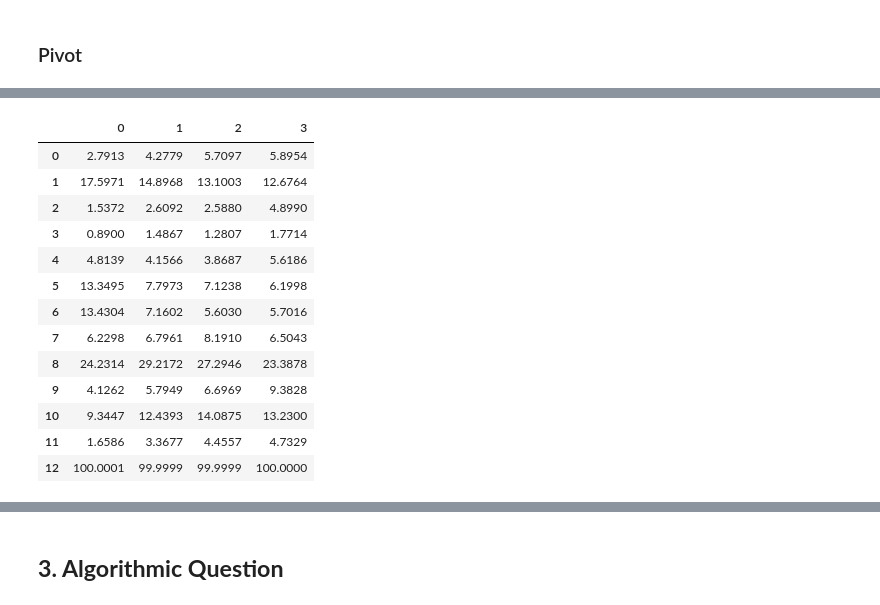
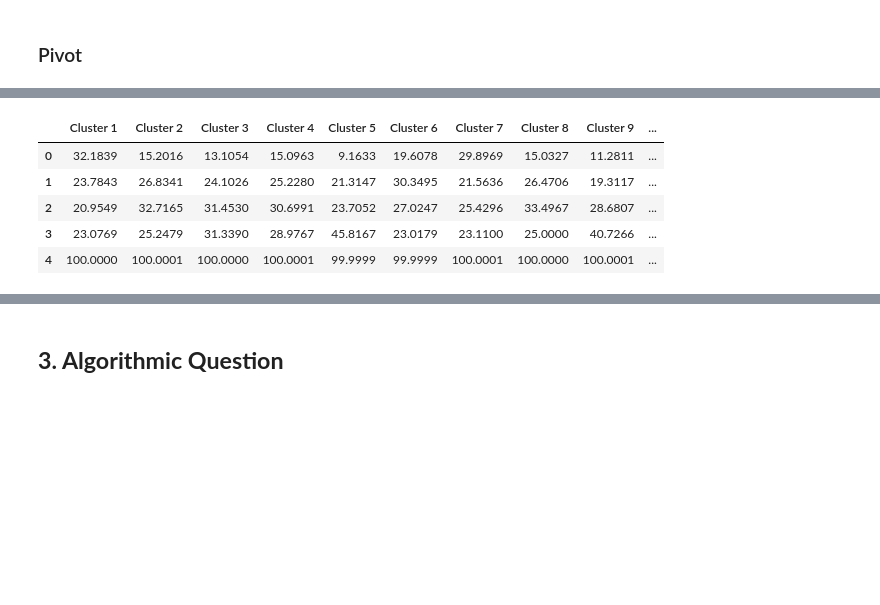
Before and after one commit to michele1783/ADM-HW4, a Jupyter notebook: Homeworkpca.ipynb, the cells around one changed output, grey strips where cells are left out. Drawn from its saved outputs; the diff is of its cells as text; code cells hidden in the pictures; blank space fills up the shorter version.

```diff
--- a/Homeworkpca.ipynb
+++ b/Homeworkpca.ipynb
@@ -435,6 +435,8 @@ Index(['track_id', 'album_comments', 'album_date_created',
        'track_lyricist', 'track_number', 'track_publisher', 'track_tags',
        'track_title'],
       dtype='object')
+# %%
+tracks.track_duration = (tracks.track_duration - tracks.track_duration.mean())/tracks.track_duration.std()
 # %% [markdown]
 Some informations in *tracks* are really useful to identify the single track. So we decided to select some of these columns and keep them in our dataset.
 The columns we select are: *album_id*, *album_title*, *artist_id*, *artist_name*, *track_title*, *track_bit_rate*, *track_duration*, *track_language_code*, *track_genre_top*
@@ -724,8 +756,8 @@ pivot = pd.DataFrame()
 a = []
 for i in range(1,5):
     pivot.insert(i-1, echonest.columns[i], pd.cut(echonest[echonest.columns[i]], bins = 4,labels=["1", "2", "3", "4"]))
-pivot.insert(0,"track_duration",pd.cut(tracks_sel[tracks_sel.columns[7]], bins = 4,labels=["1", "2", "3", "4"]))
-pivot.insert(0,"track_language_code",tracks["track_language_code"])
+pivot.insert(0,"track_duration",pd.qcut(df_cl[df_cl.columns[5]], q = 4,labels=["1", "2", "3", "4"]))
+pivot.insert(0,"track_language",pd.qcut(df_cl[df_cl.columns[1]], q = 4,labels=["1", "2", "3", "4"]))
 pivot.insert(0, "Clusters", clusters)
 pivot
 # %% [output]
@@ -807,14 +836,19 @@ acoustiness_pivot
 # %%
 #danceability
-t = np.zeros((12,4))
+t = np.zeros((4,12))
 l = []
-for j in range(0,12):
-    for i in range(0,4):
-        t[j][i] = ((pivot[(pivot.audio_features_danceability == str(i+1)) & (pivot.Clusters == j+1)].count()[0]))
+for j in range(0,4):
+    for i in range(0,12):
+        t[j][i] = ((pivot[(pivot.audio_features_danceability == str(j+1)) & (pivot.Clusters == i+1)].count()[0]))
 
 for i in range(t.shape[1]):
     t[:,i] = np.around((t[:,i]/sum(t)[i])*100,4)
+l = []
+for i in range(1,13):
+    l.append("Cluster "+str(i))
 danceability_pivot = pd.DataFrame(t)
-danceability_pivot.loc[12] = sum(t)
+danceability_pivot.columns = l
+danceability_pivot.loc[4] = sum(t)
+danceability_pivot.rename(index={4: 'Tot'})
 danceability_pivot
 # %% [output]
@@ -835,30 +861,27 @@ danceability_pivot
 # %%
 #energy
-t = np.zeros((12,4))
+t = np.zeros((4,12))
 l = []
-for j in range(0,12):
-    for i in range(0,4):
-        t[j][i] = ((pivot[(pivot.audio_features_energy == str(i+1)) & (pivot.Clusters == j+1)].count()[0]))
+for j in range(0,4):
+    for i in range(0,12):
+        t[j][i] = ((pivot[(pivot.audio_features_energy == str(j+1)) & (pivot.Clusters == i+1)].count()[0]))
 
 for i in range(t.shape[1]):
-    t[:,i] = np.round((t[:,i]/sum(t)[i])*100,4)
+    t[:,i] = np.around((t[:,i]/sum(t)[i])*100,4)
+l = []
+for i in range(1,13):
+    l.append("Cluster "+str(i))
 energy_pivot = pd.DataFrame(t)
-energy_pivot.loc[12] = sum(t)
+energy_pivot.columns = l
+energy_pivot.loc[4] = sum(t)
+energy_pivot.rename(index={4: 'Tot'})
 energy_pivot
 # %% [output]
-|  | 0 | 1 | 2 | 3 |
-| 0 | 2.7913 | 4.2779 | 5.7097 | 5.8954 |
-| 1 | 17.5971 | 14.8968 | 13.1003 | 12.6764 |
-| 2 | 1.5372 | 2.6092 | 2.5880 | 4.8990 |
-| 3 | 0.8900 | 1.4867 | 1.2807 | 1.7714 |
-| 4 | 4.8139 | 4.1566 | 3.8687 | 5.6186 |
-| 5 | 13.3495 | 7.7973 | 7.1238 | 6.1998 |
-| 6 | 13.4304 | 7.1602 | 5.6030 | 5.7016 |
-| 7 | 6.2298 | 6.7961 | 8.1910 | 6.5043 |
-| 8 | 24.2314 | 29.2172 | 27.2946 | 23.3878 |
-| 9 | 4.1262 | 5.7949 | 6.6969 | 9.3828 |
-| 10 | 9.3447 | 12.4393 | 14.0875 | 13.2300 |
-| 11 | 1.6586 | 3.3677 | 4.4557 | 4.7329 |
-| 12 | 100.0001 | 99.9999 | 99.9999 | 100.0000 |
+|  | Cluster 1 | Cluster 2 | Cluster 3 | Cluster 4 | Cluster 5 | Cluster 6 | Cluster 7 | Cluster 8 | Cluster 9 | ... |
+| 0 | 32.1839 | 15.2016 | 13.1054 | 15.0963 | 9.1633 | 19.6078 | 29.8969 | 15.0327 | 11.2811 | ... |
+| 1 | 23.7843 | 26.8341 | 24.1026 | 25.2280 | 21.3147 | 30.3495 | 21.5636 | 26.4706 | 19.3117 | ... |
+| 2 | 20.9549 | 32.7165 | 31.4530 | 30.6991 | 23.7052 | 27.0247 | 25.4296 | 33.4967 | 28.6807 | ... |
+| 3 | 23.0769 | 25.2479 | 31.3390 | 28.9767 | 45.8167 | 23.0179 | 23.1100 | 25.0000 | 40.7266 | ... |
+| 4 | 100.0000 | 100.0001 | 100.0000 | 100.0001 | 99.9999 | 99.9999 | 100.0001 | 100.0000 | 100.0001 | ... |
 # %%
 #instrumentalness
```
Also changed, not shown: parts of 17 cells of this notebook.
